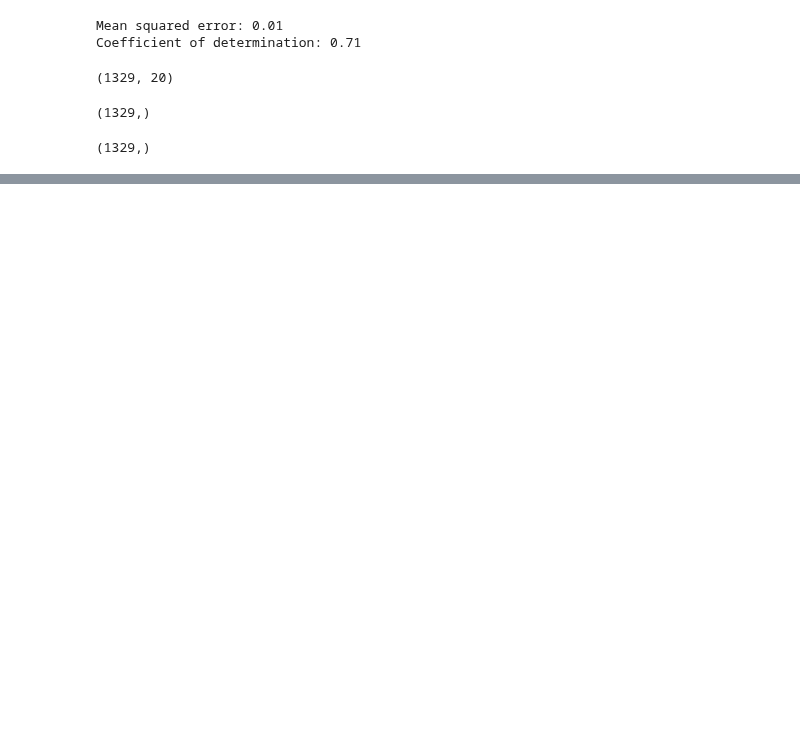
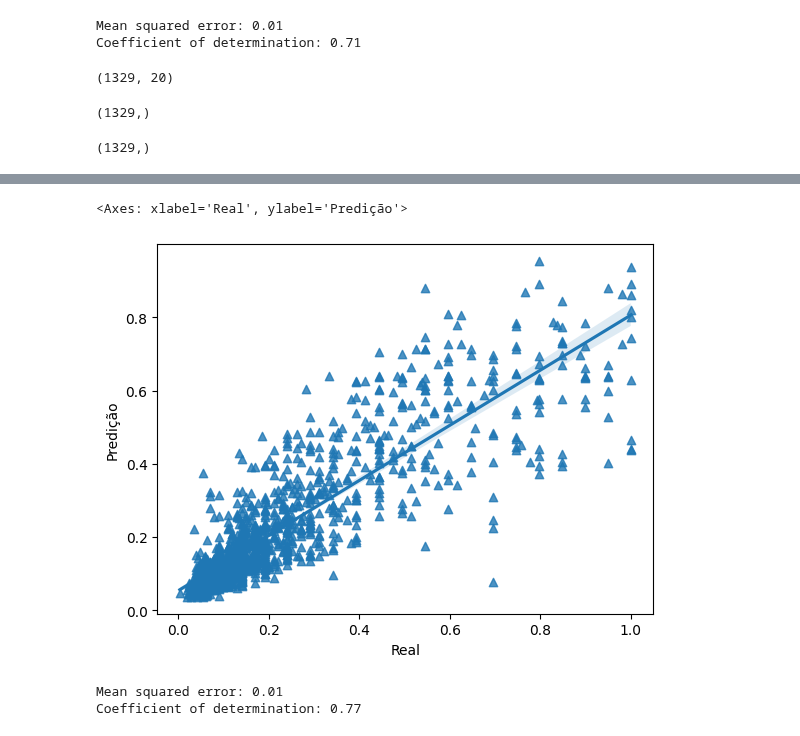
Before and after one commit to henricobela/portfolio, a Jupyter notebook: Machine Learning/Aluguel de Imoveis 2022/modelling/preditor.ipynb, the cells around one changed output, grey strips where cells are left out. Drawn from its saved outputs; the diff is of its cells as text; code cells hidden in the pictures; blank space fills up the shorter version.

```diff
--- a/Machine Learning/Aluguel de Imoveis 2022/modelling/preditor.ipynb
+++ b/Machine Learning/Aluguel de Imoveis 2022/modelling/preditor.ipynb
@@ -497,0 +533,2 @@ Coefficient of determination: 0.77
+# %%
+y_pred_gdboost = reg.predict(x_test)
@@ -497,0 +539,13 @@ Coefficient of determination: 0.77
+# %%
+df_temp = pd.DataFrame({"Real": y_test, "Predição": y_pred_gdboost})
+
+sns.regplot(x="Real", y="Predição", marker="^", data=df_temp)
+# %% [output]
+<Axes: xlabel='Real', ylabel='Predição'>
+[figure, added]
+# %%
+print("Mean squared error: %.2f" % mean_squared_error(y_test, y_pred_gdboost))
+print("Coefficient of determination: %.2f" % r2_score(y_test, y_pred_gdboost))
+# %% [output]
+Mean squared error: 0.01
+Coefficient of determination: 0.77
```
Also changed, not shown: parts of 40 cells of this notebook, 2 other files.
